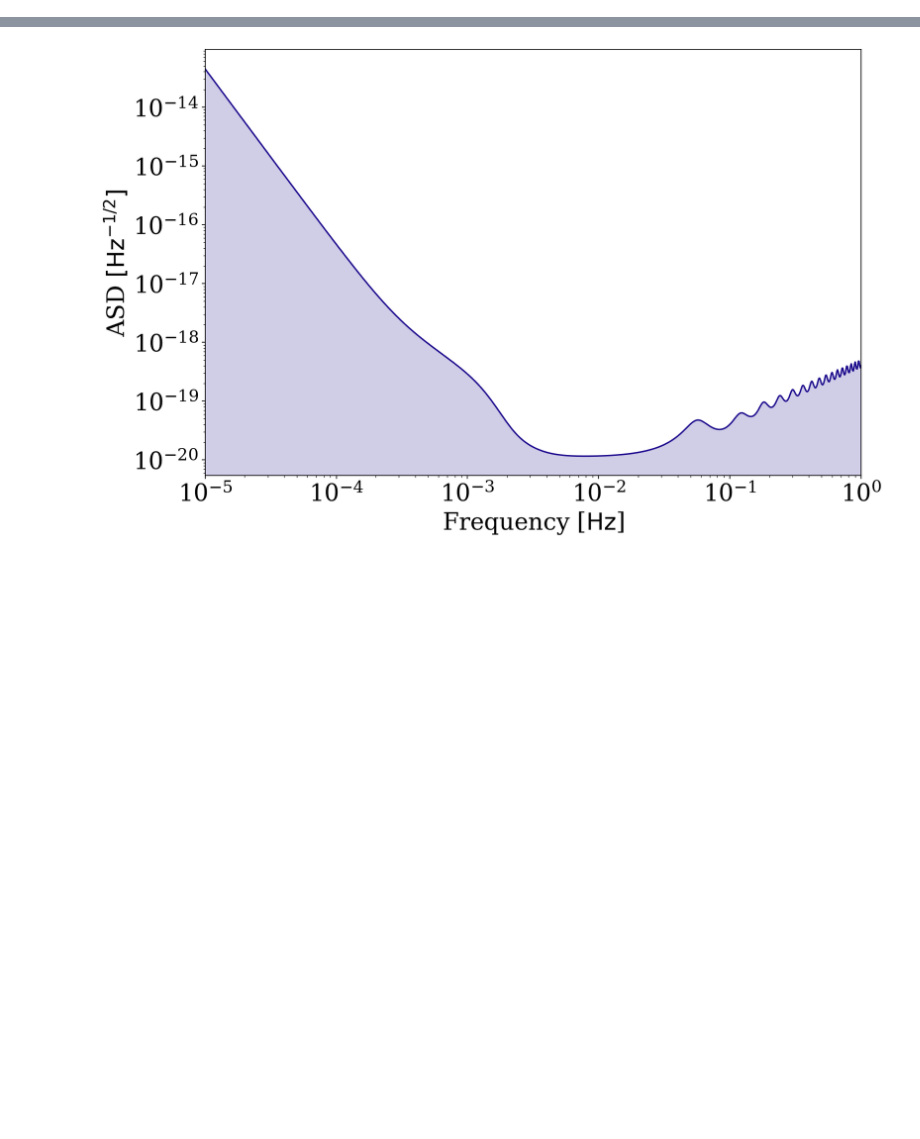
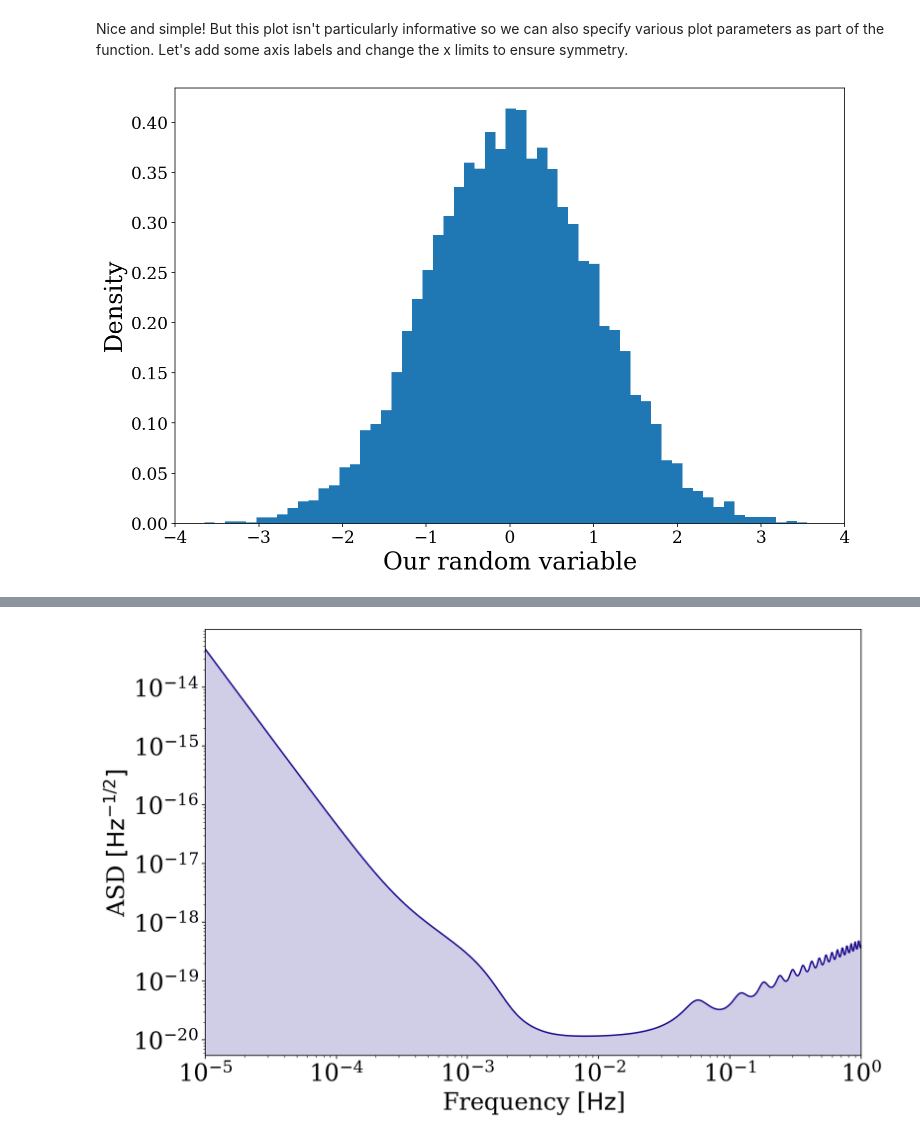
Before and after one commit to TeamLEGWORK/LEGWORK, a Jupyter notebook: docs/notebooks/Visualisation.ipynb, the cells around one changed output, grey strips where cells are left out. Saved outputs shown, nothing was run; the diff lists cells and outputs as text; code cells hidden in the pictures; blank space fills up the shorter version.

```diff
--- a/docs/notebooks/Visualisation.ipynb
+++ b/docs/notebooks/Visualisation.ipynb
@@ -175,0 +35,7 @@ We also add functionality to plot the LISA sensitivity curve. Creating a basic s
+# %% [markdown]
+Nice and simple! But this plot isn't particularly informative so we can also specify various plot parameters as part of the function. Let's add some axis labels and change the x limits to ensure symmetry.
+# %%
+fig, ax = vis.plot_1D_dist(x, xlabel="Our random variable", ylabel="Density",
+                           xlim=(-4, 4))
+# %% [output]
+[figure, added]
```
Also changed, not shown: parts of 85 cells of this notebook.
